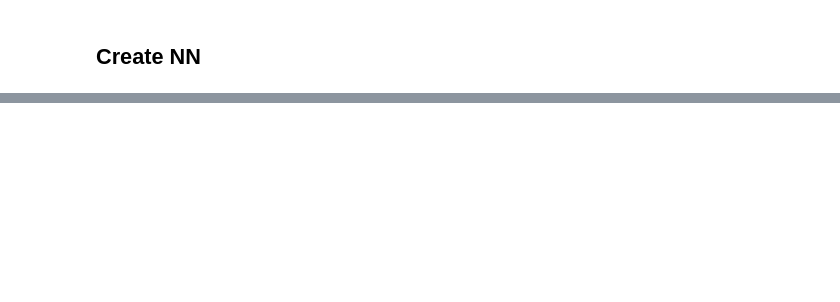
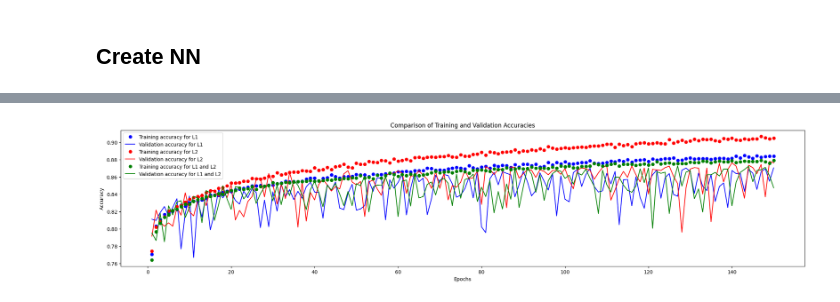
Before and after one commit to lursz/DeepNeuralNetworks, a Jupyter notebook: 2_Overfitting_and_Underfitting/2_Hw_overfitting_Underfitting.ipynb, the cells around one changed output, grey strips where cells are left out. Drawn from its saved outputs; the diff is of its cells as text; code cells hidden in the pictures; blank space fills up the shorter version.

```diff
--- a/2_Overfitting_and_Underfitting/2_Hw_overfitting_Underfitting.ipynb
+++ b/2_Overfitting_and_Underfitting/2_Hw_overfitting_Underfitting.ipynb
@@ -282,0 +300,19 @@ visualize_accuracy(history1, history2, history3, 'Model 1', 'Model 2', 'Model 3'
+# %%
+def createNNModelWithRegularizer(input_shape: int, h1: int = 16, h2: int = 16, h3: int = 16, kernel_regularizer=None):
+    model = models.Sequential()
+    model.add(layers.Input(shape=(input_shape,)))
+    model.add(layers.Dense(h1, kernel_regularizer=kernel_regularizer, activation='relu'))
+    model.add(layers.Dense(h2, kernel_regularizer=kernel_regularizer, activation='relu'))
+    model.add(layers.Dense(h3, kernel_regularizer=kernel_regularizer, activation='relu'))
+    model.add(layers.Dense(1, activation='sigmoid'))
+
+    model.compile(optimizer='rmsprop', loss='binary_crossentropy', metrics=['acc'])
+    return model
+# %%
+model_h1 = createNNModelWithRegularizer(train_data.shape[1], 128, 96, 64, regularizers.l1(0.0001))
+model_h2 = createNNModelWithRegularizer(train_data.shape[1], 128, 96, 64, regularizers.l2(0.0001))
+model_h1_h2 = createNNModelWithRegularizer(train_data.shape[1], 128, 96, 64, regularizers.l1_l2(l1=0.0001, l2=0.0001))
+
+history_h1 = model_h1.fit(train_data, train_labels, epochs=150, batch_size=512, validation_data=(val_data, val_labels), class_weight=class_weight)
+history_h2 = model_h2.fit(train_data, train_labels, epochs=150, batch_size=512, validation_data=(val_data, val_labels), class_weight=class_weight)
+history_h1_h2 = model_h1_h2.fit(train_data, train_labels, epochs=150, batch_size=512, validation_data=(val_data, val_labels), class_weight=class_weight)
@@ -282,0 +337,4 @@ visualize_accuracy(history1, history2, history3, 'Model 1', 'Model 2', 'Model 3'
+# %%
+plot_accuracy_comparison(history_h1, history_h2, history_h1_h2, labels=['L1', 'L2', 'L1 and L2'])
+# %% [output]
+[figure, added]
```
Also changed, not shown: parts of 25 cells of this notebook, 1 other file.
